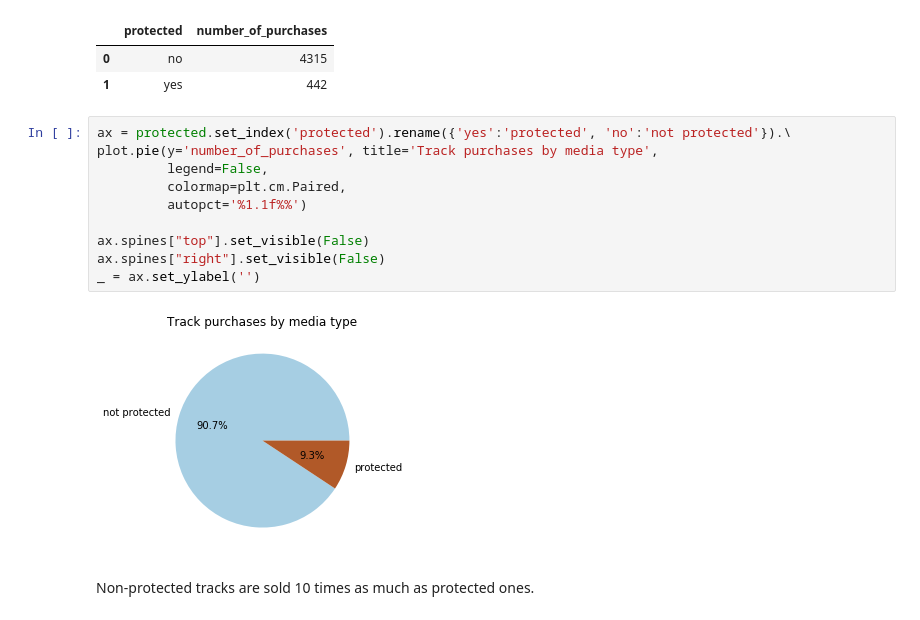
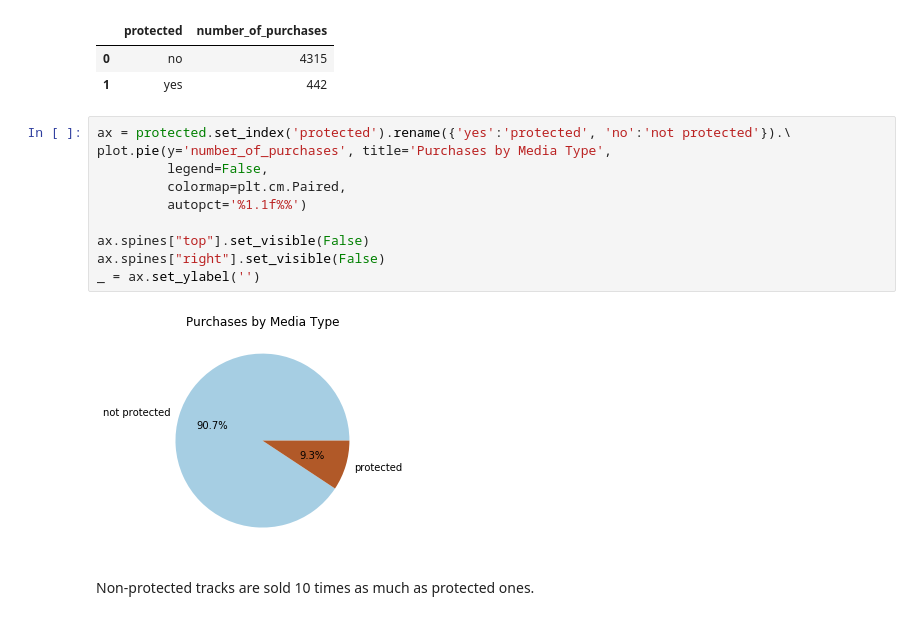
Before and after one commit to zotko/data-science-portfolio, a Jupyter notebook: analyzing_chinook_database_with_sql/analyzing_chinook_database_using_sql.ipynb, the cells around one changed output. Saved outputs shown, nothing was run; the diff lists cells and outputs as text.

```diff
--- a/analyzing_chinook_database_with_sql/analyzing_chinook_database_using_sql.ipynb
+++ b/analyzing_chinook_database_with_sql/analyzing_chinook_database_using_sql.ipynb
@@ -452,15 +452,15 @@ protected
 | 1 | yes | 442 |
 # %%
 ax = protected.set_index('protected').rename({'yes':'protected', 'no':'not protected'}).\
-plot.pie(y='number_of_purchases', title='Track purchases by media type',
+plot.pie(y='number_of_purchases', title='Purchases by Media Type',
          legend=False,
          colormap=plt.cm.Paired,
          autopct='%1.1f%%')
 
 ax.spines["top"].set_visible(False)
 ax.spines["right"].set_visible(False)
 _ = ax.set_ylabel('')
 # %% [output]
-[figure, old version]
+[figure, new version]
 # %% [markdown]
 Non-protected tracks are sold 10 times as much as protected ones.
```
Also changed, not shown: parts of 2 cells of this notebook.
